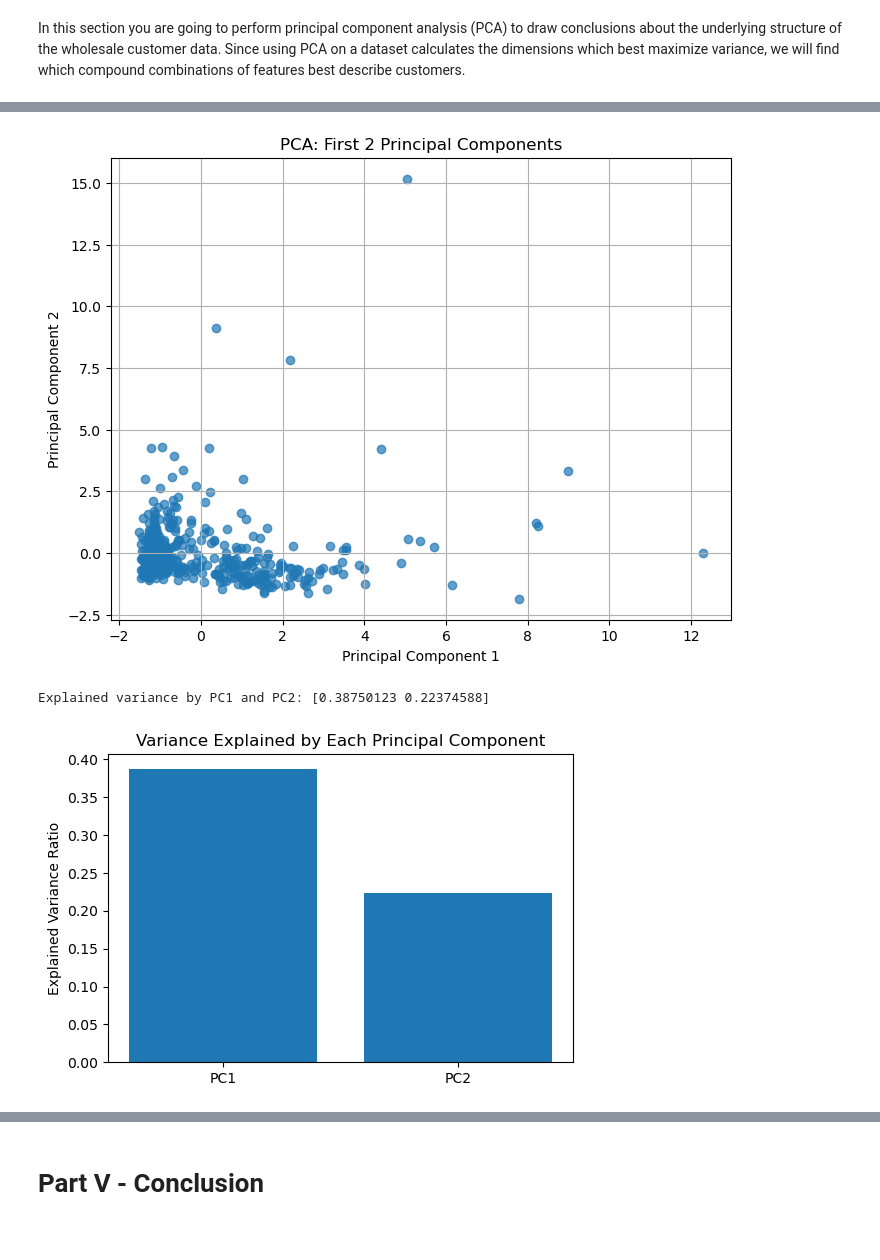
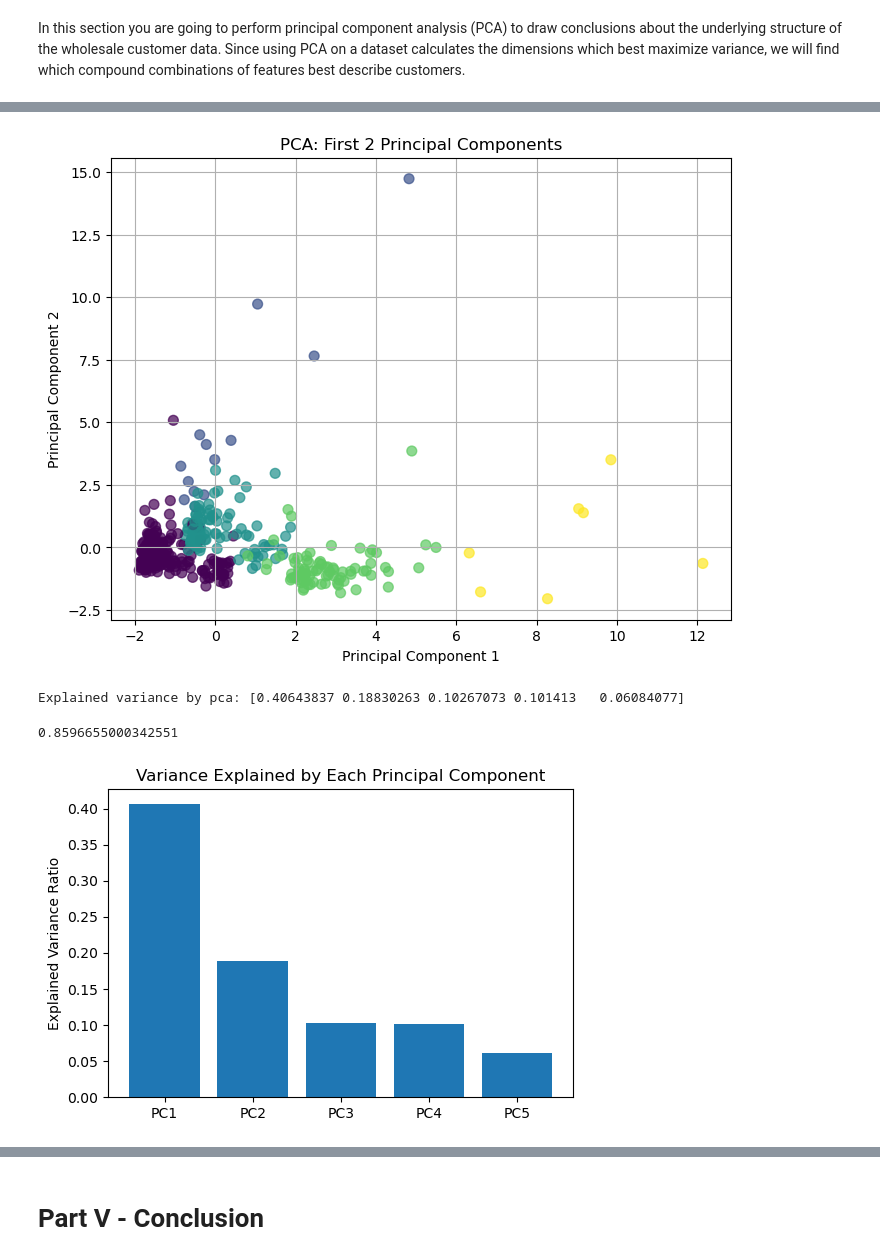
Before and after one commit to Ikenna1414/ml-project-unsupervised-learning, a Jupyter notebook: Unsupervised Learning - Project.ipynb, the cells around one changed output, grey strips where cells are left out. Cells and saved outputs as stored; diff of their text form; code cells hidden in the pictures.

```diff
--- a/Unsupervised Learning - Project.ipynb
+++ b/Unsupervised Learning - Project.ipynb
@@ -106,13 +117,11 @@ df_new
 # %%
-from sklearn.cluster import KMeans
-import matplotlib.pyplot as plt
 
 inertia = []
 k_range = range(1, 11)
 
 for k in k_range:
     kmeans = KMeans(n_clusters=k, random_state=42)
-    kmeans.fit(df_scaled)
+    kmeans.fit(df_new)
     inertia.append(kmeans.inertia_)
 
 plt.plot(k_range, inertia, marker='o')
@@ -124,10 +133,9 @@ plt.show()
 # %% [output]
 [figure]
 # %%
-from sklearn.cluster import KMeans
 
 kmeans = KMeans(n_clusters=5, n_init=10, random_state=42)
-df['Cluster'] = kmeans.fit_predict(df_scaled)
+df_new['Cluster'] = kmeans.fit_predict(df)
 # %%
 from sklearn.metrics import silhouette_score
 
@@ -226,10 +177,10 @@ plt.show()
 # %%
 from sklearn.cluster import AgglomerativeClustering
 
-agg_clustering = AgglomerativeClustering(n_clusters=5, metric='euclidean', linkage='complete')
-df['Agglomerative_Cluster'] = agg_clustering.fit_predict(X_scaled)
+agg_clustering = AgglomerativeClustering(n_clusters=6, metric='euclidean', linkage='complete')
+df_new['Agglomerative_Cluster'] = agg_clustering.fit_predict(df_new)
 
 # View the count of records in each cluster
-print(df['Agglomerative_Cluster'].value_counts())
+print(df_new['Agglomerative_Cluster'].value_counts())
 # %% [output]
 Agglomerative_Cluster
@@ -250,7 +198,7 @@ import pandas as pd
 # %%
-# Let's reduce it to 2 principal components
-pca = PCA(n_components=2)
-pca_components = pca.fit_transform(df_scaled)
+# Let's reduce it to 5 principal components
+pca = PCA(n_components=5)
+pca_components = pca.fit_transform(df_new)
 
 # Create a DataFrame with the PCA results
-pca_df = pd.DataFrame(data=pca_components, columns=['PC1', 'PC2'])
+pca_df = pd.DataFrame(data=pca_components)
@@ -257,23 +221,27 @@ pca_df = pd.DataFrame(data=pca_components, columns=['PC1', 'PC2'])
 # %%
 plt.figure(figsize=(8, 6))
-plt.scatter(pca_df['PC1'], pca_df['PC2'], alpha=0.7)
+plt.scatter(pca_df[0], pca_df[1], c=df['Cluster'], cmap='viridis', s=50, alpha=0.7)
 plt.title('PCA: First 2 Principal Components')
 plt.xlabel('Principal Component 1')
 plt.ylabel('Principal Component 2')
 plt.grid(True)
 plt.show()
 # %% [output]
-[figure, old version]
+[figure, new version]
 # %%
 explained_variance = pca.explained_variance_ratio_
-print(f"Explained variance by PC1 and PC2: {explained_variance}")
+print(f"Explained variance by pca: {explained_variance}")
 # %% [output]
-Explained variance by PC1 and PC2: [0.38750123 0.22374588]
+Explained variance by pca: [0.40643837 0.18830263 0.10267073 0.101413   0.06084077]
+# %%
+explained_variance.sum()
+# %% [output]
+0.8596655000342551
 # %%
 plt.figure(figsize=(6, 4))
-plt.bar(range(1, 3), explained_variance, tick_label=["PC1", "PC2"])
+plt.bar(range(1, 6), explained_variance, tick_label=["PC1", "PC2", "PC3", "PC4", "PC5"])
 plt.ylabel('Explained Variance Ratio')
 plt.title('Variance Explained by Each Principal Component')
 plt.show()
 # %% [output]
-[figure, old version]
+[figure, new version]
```
Also changed, not shown: parts of 17 cells of this notebook.
